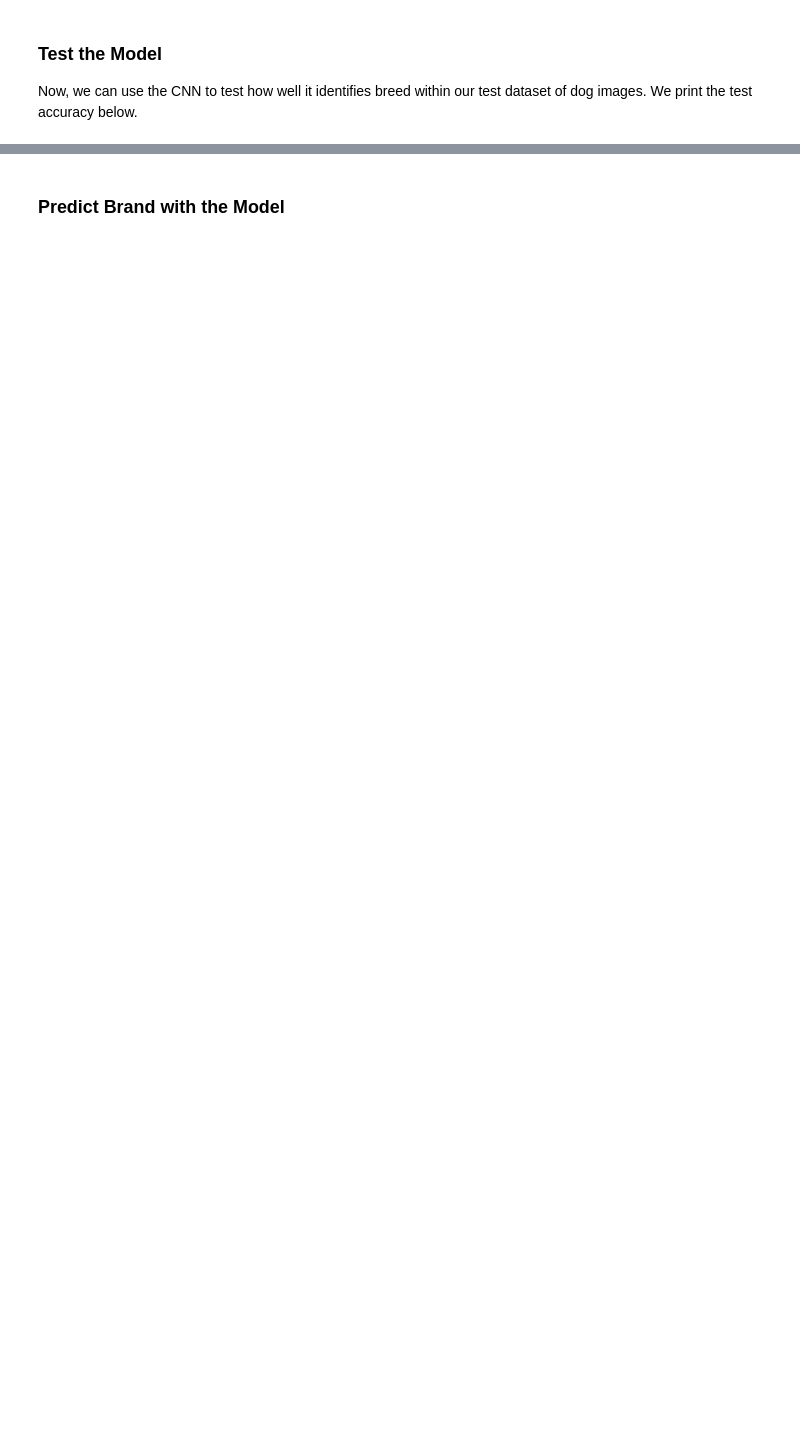
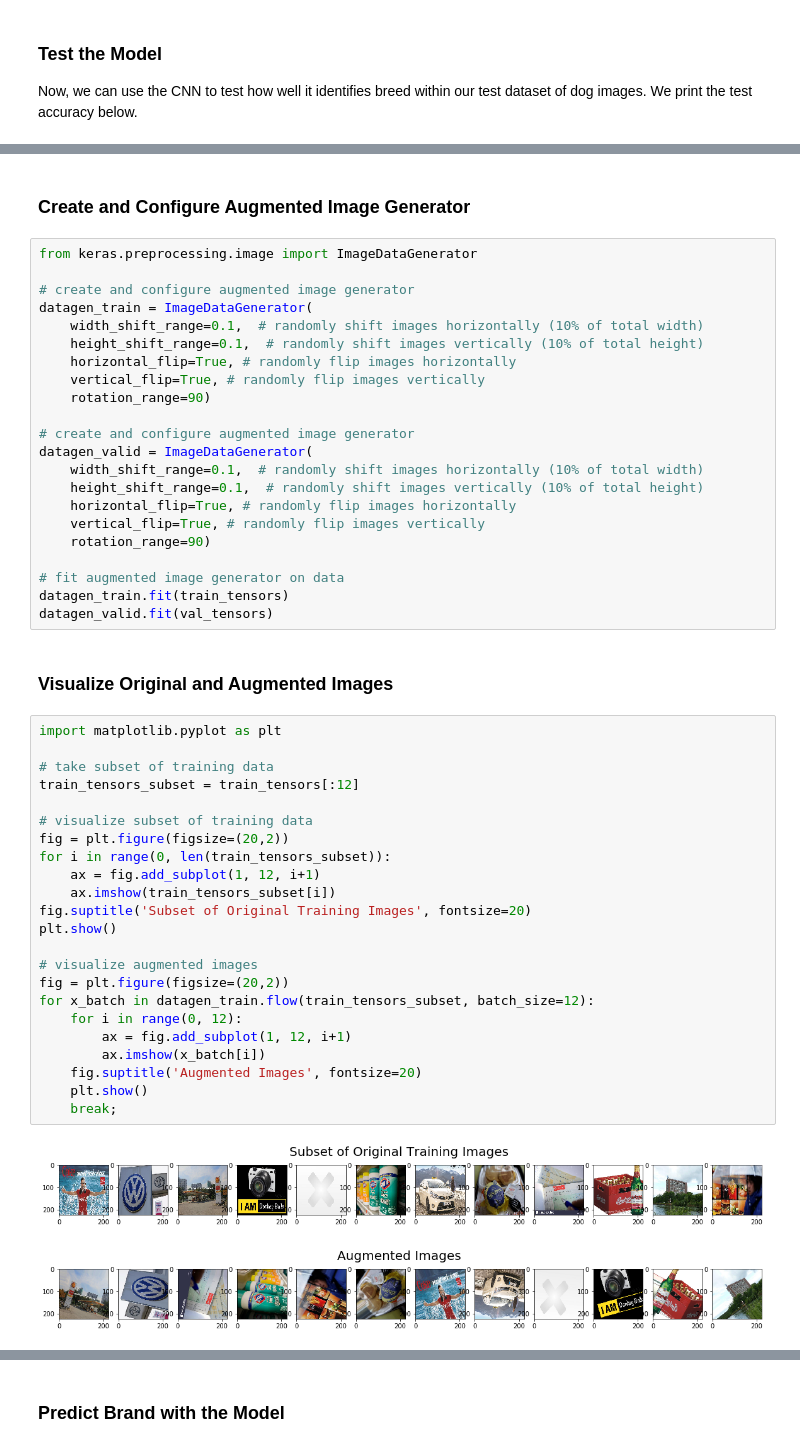
Before and after one commit to TwoDigits/logo-classification-capstone-project, a Jupyter notebook: logo_classification.ipynb, the cells around one changed output, grey strips where cells are left out. Cells and saved outputs as stored; diff of their text form; blank space fills up the shorter version.

```diff
--- a/logo_classification.ipynb
+++ b/logo_classification.ipynb
@@ -352,0 +456,52 @@ KeyboardInterrupt:
+# %% [markdown]
+### Create and Configure Augmented Image Generator
+# %%
+from keras.preprocessing.image import ImageDataGenerator
+
+# create and configure augmented image generator
+datagen_train = ImageDataGenerator(
+    width_shift_range=0.1,  # randomly shift images horizontally (10% of total width)
+    height_shift_range=0.1,  # randomly shift images vertically (10% of total height)
+    horizontal_flip=True, # randomly flip images horizontally
+    vertical_flip=True, # randomly flip images vertically
+    rotation_range=90)
+
+# create and configure augmented image generator
+datagen_valid = ImageDataGenerator(
+    width_shift_range=0.1,  # randomly shift images horizontally (10% of total width)
+    height_shift_range=0.1,  # randomly shift images vertically (10% of total height)
+    horizontal_flip=True, # randomly flip images horizontally
+    vertical_flip=True, # randomly flip images vertically
+    rotation_range=90)
+
+# fit augmented image generator on data
+datagen_train.fit(train_tensors)
+datagen_valid.fit(val_tensors)
+# %% [markdown]
+### Visualize Original and Augmented Images
+# %%
+import matplotlib.pyplot as plt
+
+# take subset of training data
+train_tensors_subset = train_tensors[:12]
+
+# visualize subset of training data
+fig = plt.figure(figsize=(20,2))
+for i in range(0, len(train_tensors_subset)):
+    ax = fig.add_subplot(1, 12, i+1)
+    ax.imshow(train_tensors_subset[i])
+fig.suptitle('Subset of Original Training Images', fontsize=20)
+plt.show()
+
+# visualize augmented images
+fig = plt.figure(figsize=(20,2))
+for x_batch in datagen_train.flow(train_tensors_subset, batch_size=12):
+    for i in range(0, 12):
+        ax = fig.add_subplot(1, 12, i+1)
+        ax.imshow(x_batch[i])
+    fig.suptitle('Augmented Images', fontsize=20)
+    plt.show()
+    break;
+# %% [output]
+[figure, added]
+[figure, added]
```
Also changed, not shown: parts of 28 cells of this notebook, 13 other files.
